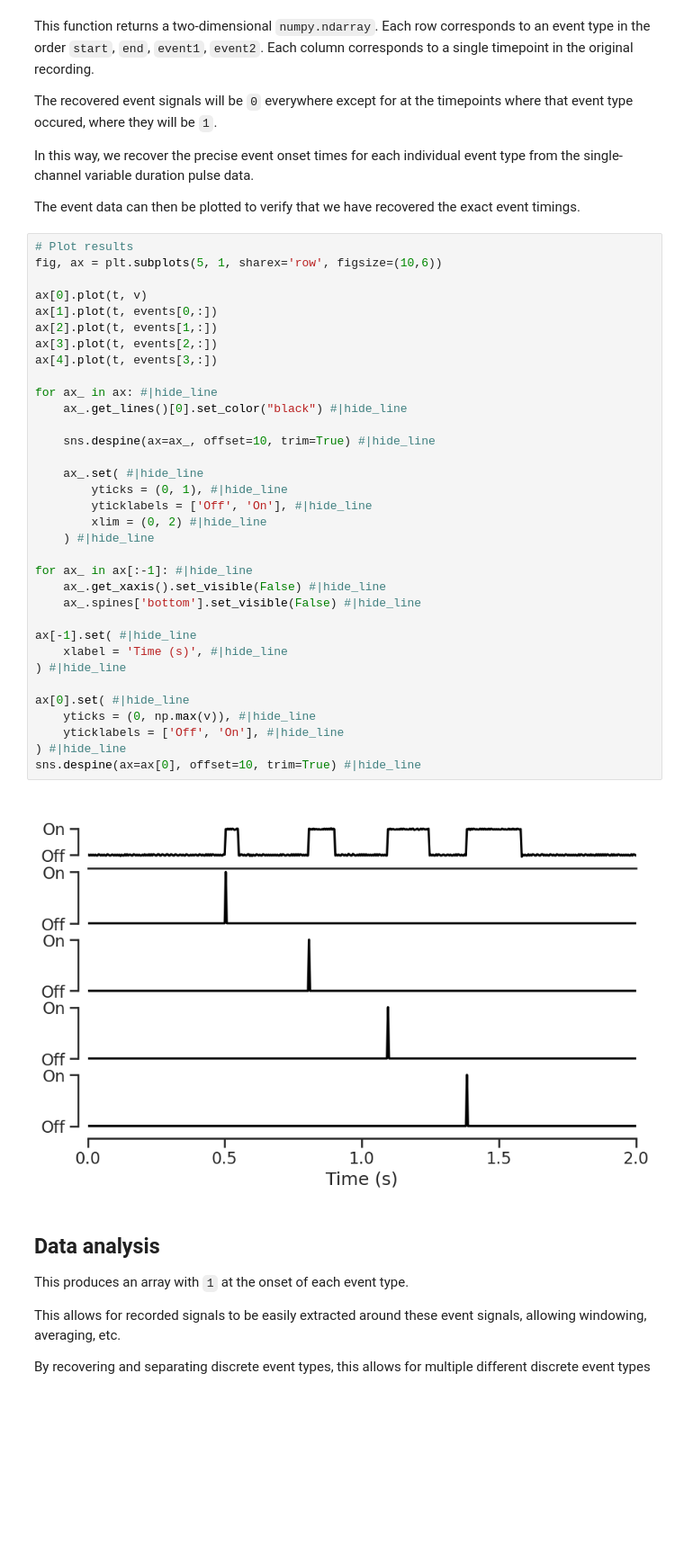
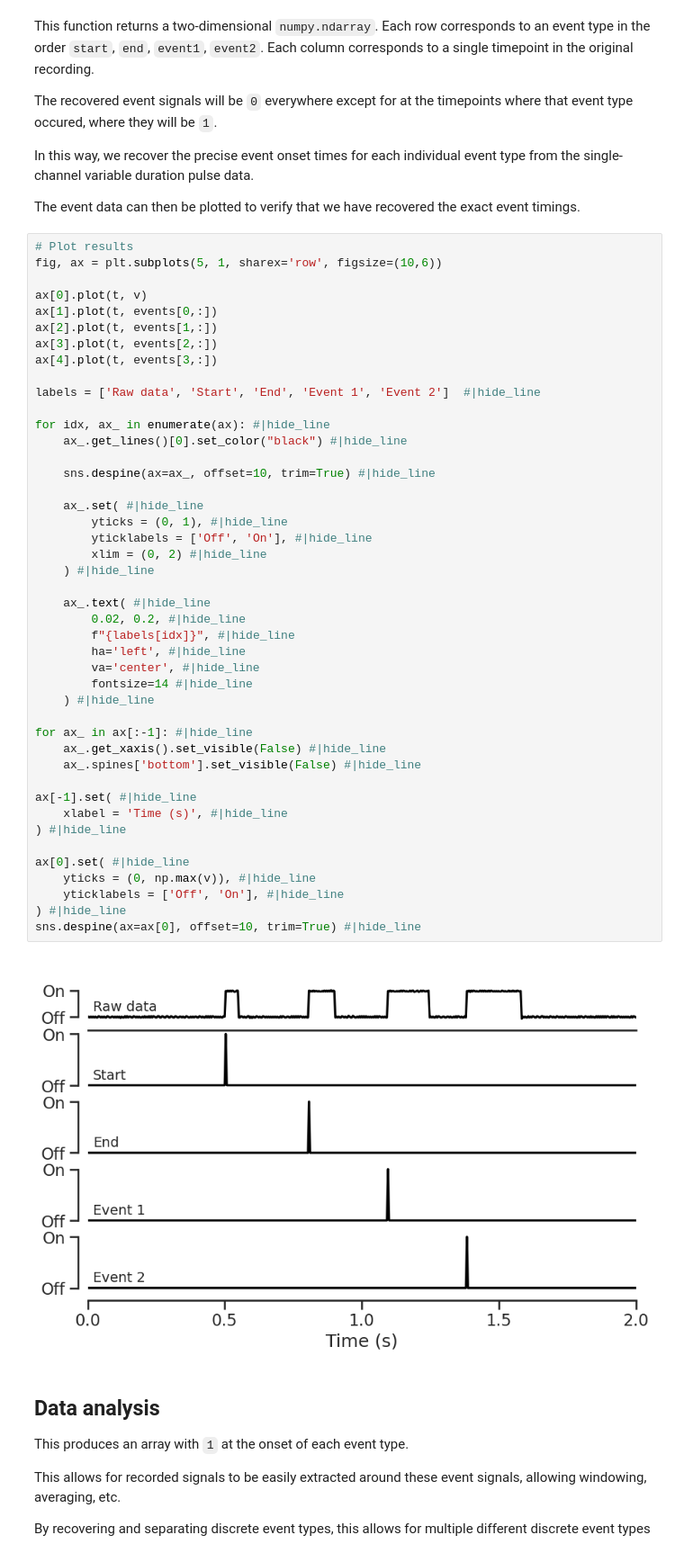
Before and after one commit to conorkeogh/syncmaster, a Jupyter notebook: nbs/04_events.ipynb, the cells around one changed output. Shown: that part at 90% size. Saved outputs shown, nothing was run; the diff lists cells and outputs as text; blank space fills up the shorter version.

Commit message:
Added figure annotations

```diff
--- a/nbs/04_events.ipynb
+++ b/nbs/04_events.ipynb
@@ -155,35 +155,45 @@ fig, ax = plt.subplots(5, 1, sharex='row', figsize=(10,6))
 ax[0].plot(t, v)
 ax[1].plot(t, events[0,:])
 ax[2].plot(t, events[1,:])
 ax[3].plot(t, events[2,:])
 ax[4].plot(t, events[3,:])
 
-for ax_ in ax: #|hide_line
+labels = ['Raw data', 'Start', 'End', 'Event 1', 'Event 2']  #|hide_line
+
+for idx, ax_ in enumerate(ax): #|hide_line
     ax_.get_lines()[0].set_color("black") #|hide_line
 
     sns.despine(ax=ax_, offset=10, trim=True) #|hide_line
 
     ax_.set( #|hide_line
         yticks = (0, 1), #|hide_line
         yticklabels = ['Off', 'On'], #|hide_line
         xlim = (0, 2) #|hide_line
+    ) #|hide_line
+
+    ax_.text( #|hide_line
+        0.02, 0.2, #|hide_line
+        f"{labels[idx]}", #|hide_line
+        ha='left', #|hide_line
+        va='center', #|hide_line
+        fontsize=14 #|hide_line
     ) #|hide_line
 
 for ax_ in ax[:-1]: #|hide_line
     ax_.get_xaxis().set_visible(False) #|hide_line
     ax_.spines['bottom'].set_visible(False) #|hide_line
 
 ax[-1].set( #|hide_line
     xlabel = 'Time (s)', #|hide_line
 ) #|hide_line
 
 ax[0].set( #|hide_line
     yticks = (0, np.max(v)), #|hide_line
     yticklabels = ['Off', 'On'], #|hide_line
 ) #|hide_line
 sns.despine(ax=ax[0], offset=10, trim=True) #|hide_line
 # %% [output]
-[figure, old version]
+[figure, new version]
 # %% [markdown]
 ## Data analysis
 This produces an array with `1` at the onset of each event type.
```
Also changed, not shown: 1 other file.
